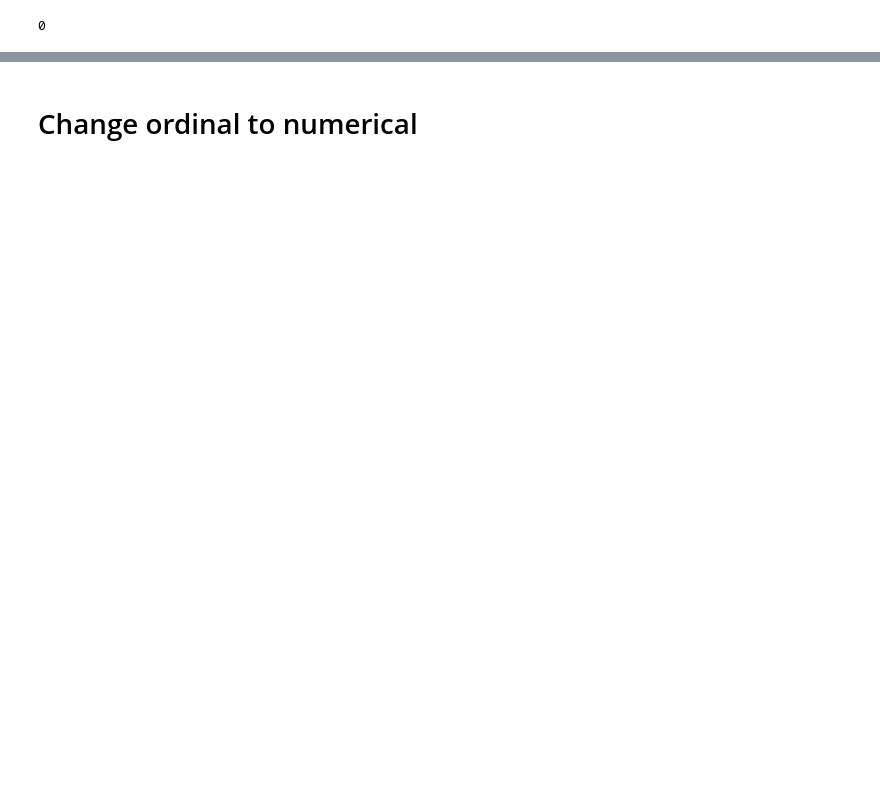
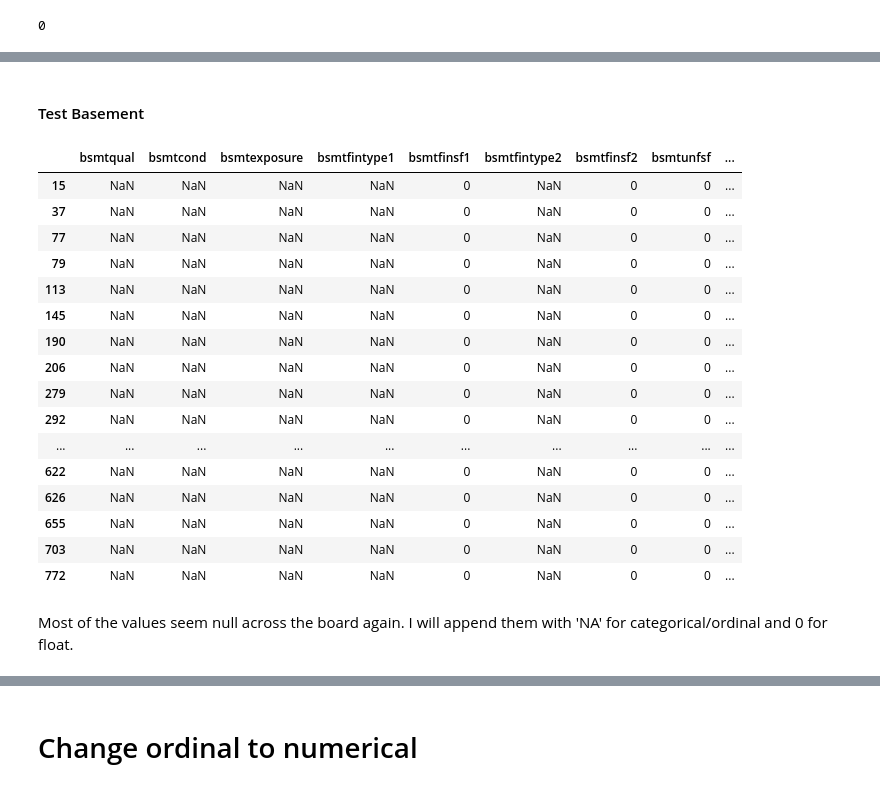
Before and after one commit to alexyehyuxuan/disprojects, a Jupyter notebook: Project_2/1.Project_2 Data Cleaning.ipynb, the cells around one changed output, grey strips where cells are left out. Saved outputs shown, nothing was run; the diff lists cells and outputs as text; code cells hidden in the pictures; blank space fills up the shorter version.

```diff
--- a/Project_2/1.Project_2 Data Cleaning.ipynb
+++ b/Project_2/1.Project_2 Data Cleaning.ipynb
@@ -519,0 +857,25 @@ train.isnull().any().sum()
+# %% [markdown]
+#### Test Basement
+# %%
+test_bsmt_nulls = test[test[bsmt].isna().any(axis=1)]
+test_bsmt_nulls[bsmt].head(100)
+# %% [output]
+|  | bsmtqual | bsmtcond | bsmtexposure | bsmtfintype1 | bsmtfinsf1 | bsmtfintype2 | bsmtfinsf2 | bsmtunfsf | ... |
+| 15 | NaN | NaN | NaN | NaN | 0 | NaN | 0 | 0 | ... |
+| 37 | NaN | NaN | NaN | NaN | 0 | NaN | 0 | 0 | ... |
+| 77 | NaN | NaN | NaN | NaN | 0 | NaN | 0 | 0 | ... |
+| 79 | NaN | NaN | NaN | NaN | 0 | NaN | 0 | 0 | ... |
+| 113 | NaN | NaN | NaN | NaN | 0 | NaN | 0 | 0 | ... |
+| 145 | NaN | NaN | NaN | NaN | 0 | NaN | 0 | 0 | ... |
+| 190 | NaN | NaN | NaN | NaN | 0 | NaN | 0 | 0 | ... |
+| 206 | NaN | NaN | NaN | NaN | 0 | NaN | 0 | 0 | ... |
+| 279 | NaN | NaN | NaN | NaN | 0 | NaN | 0 | 0 | ... |
+| 292 | NaN | NaN | NaN | NaN | 0 | NaN | 0 | 0 | ... |
+| ... | ... | ... | ... | ... | ... | ... | ... | ... | ... |
+| 622 | NaN | NaN | NaN | NaN | 0 | NaN | 0 | 0 | ... |
+| 626 | NaN | NaN | NaN | NaN | 0 | NaN | 0 | 0 | ... |
+| 655 | NaN | NaN | NaN | NaN | 0 | NaN | 0 | 0 | ... |
+| 703 | NaN | NaN | NaN | NaN | 0 | NaN | 0 | 0 | ... |
+| 772 | NaN | NaN | NaN | NaN | 0 | NaN | 0 | 0 | ... |
+# %% [markdown]
+Most of the values seem null across the board again. I will append them with 'NA' for categorical/ordinal and 0 for float.
```
Also changed, not shown: parts of 238 cells of this notebook.
